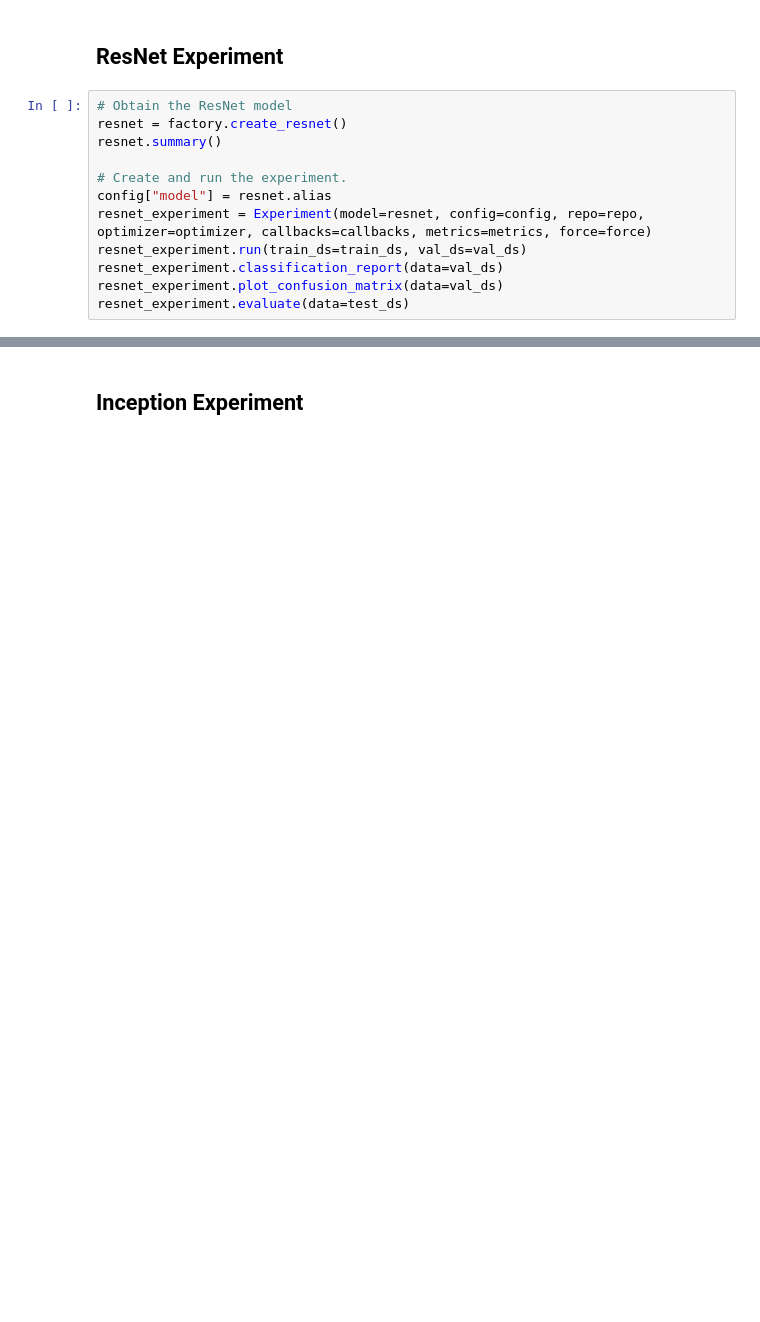
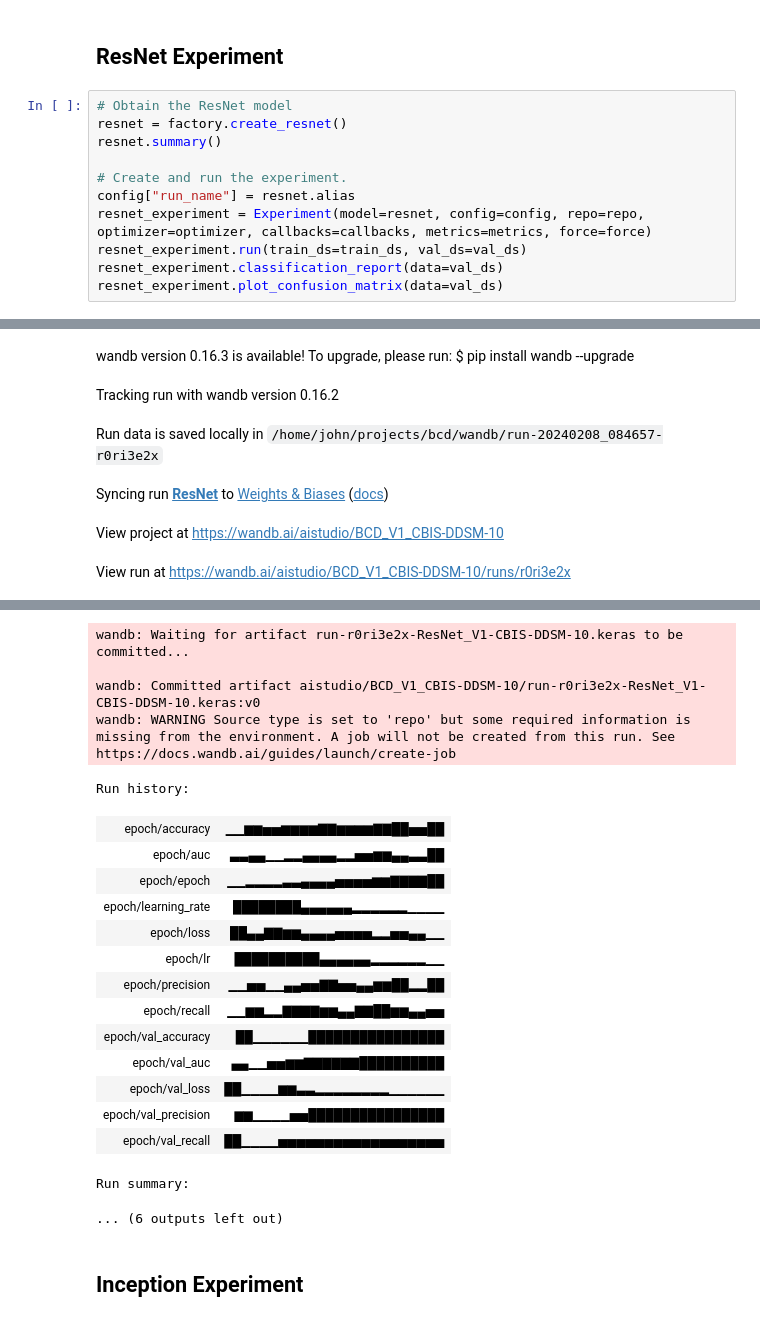
Before and after one commit to john-james-ai/BreastCancerDetection, a Jupyter notebook: notebooks/content/03_model/01_model_V1.ipynb, the cells around one changed output, grey strips where cells are left out. Saved outputs shown, nothing was run; the diff lists cells and outputs as text; blank space fills up the shorter version.

Commit message:
project and fixed vgg bugs

```diff
--- a/notebooks/content/03_model/01_model_V1.ipynb
+++ b/notebooks/content/03_model/01_model_V1.ipynb
@@ -183,9 +231,9 @@ resnet = factory.create_resnet()
 resnet.summary()
 
 # Create and run the experiment.
-config["model"] = resnet.alias
+config["run_name"] = resnet.alias
 resnet_experiment = Experiment(model=resnet, config=config, repo=repo, optimizer=optimizer, callbacks=callbacks, metrics=metrics, force=force)
 resnet_experiment.run(train_ds=train_ds, val_ds=val_ds)
 resnet_experiment.classification_report(data=val_ds)
 resnet_experiment.plot_confusion_matrix(data=val_ds)
-resnet_experiment.evaluate(data=test_ds)
+# %% [output]
@@ -191,0 +257,6 @@ resnet_experiment.evaluate(data=test_ds)
+wandb version 0.16.3 is available! To upgrade, please run: $ pip install wandb --upgrade
+Tracking run with wandb version 0.16.2
+Run data is saved locally in /home/john/projects/bcd/wandb/run-20240208_084657-r0ri3e2x
+Syncing run ResNet to Weights & Biases (docs)
+View project at https://wandb.ai/aistudio/BCD_V1_CBIS-DDSM-10
+View run at https://wandb.ai/aistudio/BCD_V1_CBIS-DDSM-10/runs/r0ri3e2x
@@ -192,3 +280,23 @@ resnet_experiment.evaluate(data=test_ds)
+wandb: Waiting for artifact run-r0ri3e2x-ResNet_V1-CBIS-DDSM-10.keras to be committed...
+
+wandb: Committed artifact aistudio/BCD_V1_CBIS-DDSM-10/run-r0ri3e2x-ResNet_V1-CBIS-DDSM-10.keras:v0
+wandb: WARNING Source type is set to 'repo' but some required information is missing from the environment. A job will not be created from this run. See https://docs.wandb.ai/guides/launch/create-job
+Run history:
+| epoch/accuracy | ▁▁▆▆▅▅▆▆▆▆▇▇▆▆▆▆▇▇██▅▅██ |
+| epoch/auc | ▃▃▄▄▁▁▂▂▄▄▄▄▂▂▅▅▆▆▄▄▃▃██ |
+| epoch/epoch | ▁▁▂▂▂▂▃▃▄▄▄▄▅▅▅▅▆▆▇▇▇▇██ |
+| epoch/learning_rate | ████████▄▄▄▄▄▄▂▂▂▂▂▂▁▁▁▁ |
+| epoch/loss | ██▄▄▇▇▆▆▄▄▄▄▅▅▅▅▂▂▅▅▄▄▁▁ |
+| epoch/lr | ██████████▄▄▄▄▄▄▂▂▂▂▂▂▁▁ |
+| epoch/precision | ▁▁▅▅▁▁▄▄▅▅▇▇▅▅▄▄▆▆██▂▂██ |
+| epoch/recall | ▁▁▆▆▂▂▇▇▇▇▆▆▄▄▇▇██▆▆▄▄▅▅ |
+| epoch/val_accuracy | ██▁▁▁▁▁▁████████████████ |
+| epoch/val_auc | ▄▄▁▁▅▅▆▆▇▇▇▇▇▇██████████ |
+| epoch/val_loss | ██▁▁▁▁▆▆▃▃▂▂▂▂▂▂▂▂▁▁▁▁▁▁ |
+| epoch/val_precision | ▆▆▁▁▁▁▅▅████████████████ |
+| epoch/val_recall | ██▁▁▁▁▅▅▅▅▅▅▅▅▅▅▅▅▅▅▅▅▅▅ |
+Run summary:
+... (6 outputs left out)
 # %% [markdown]
 ## Inception Experiment
 # %%
```
Also changed, not shown: parts of 13 cells of this notebook, 7 other files.
